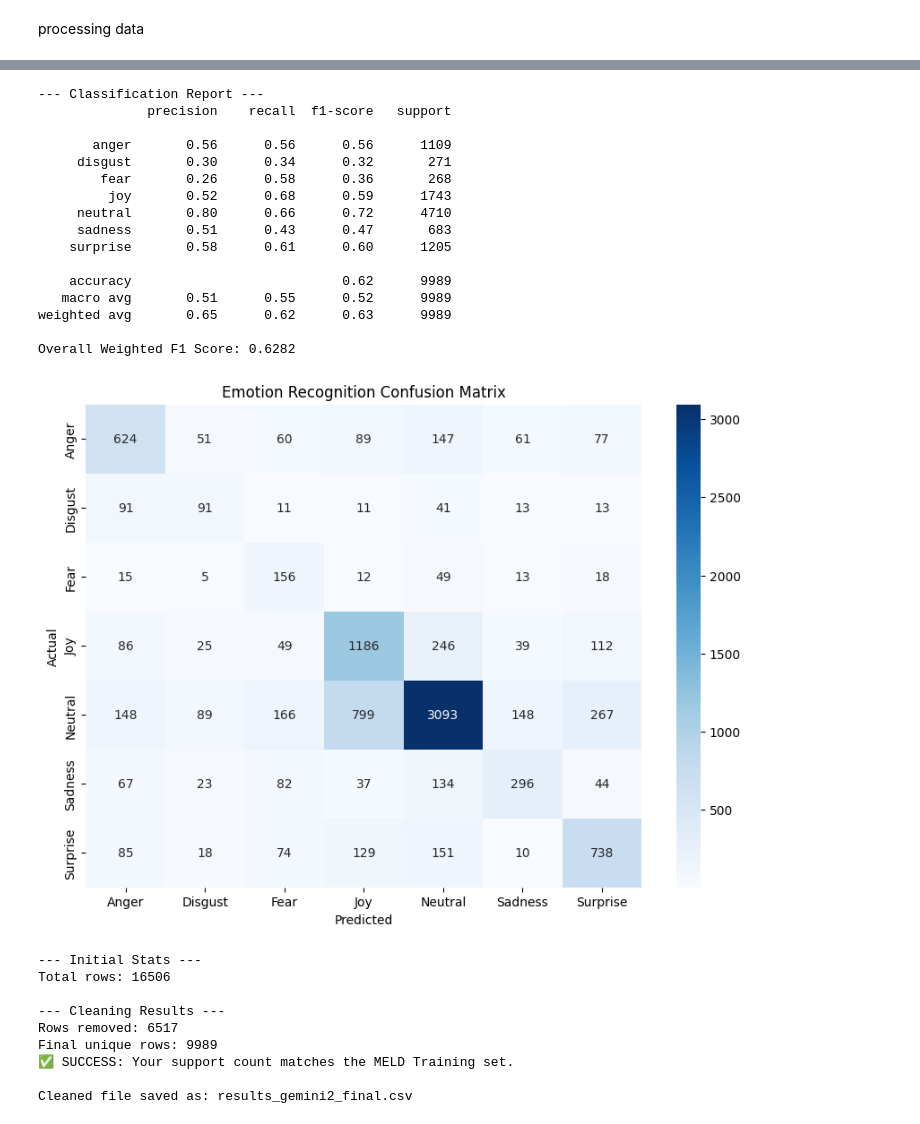
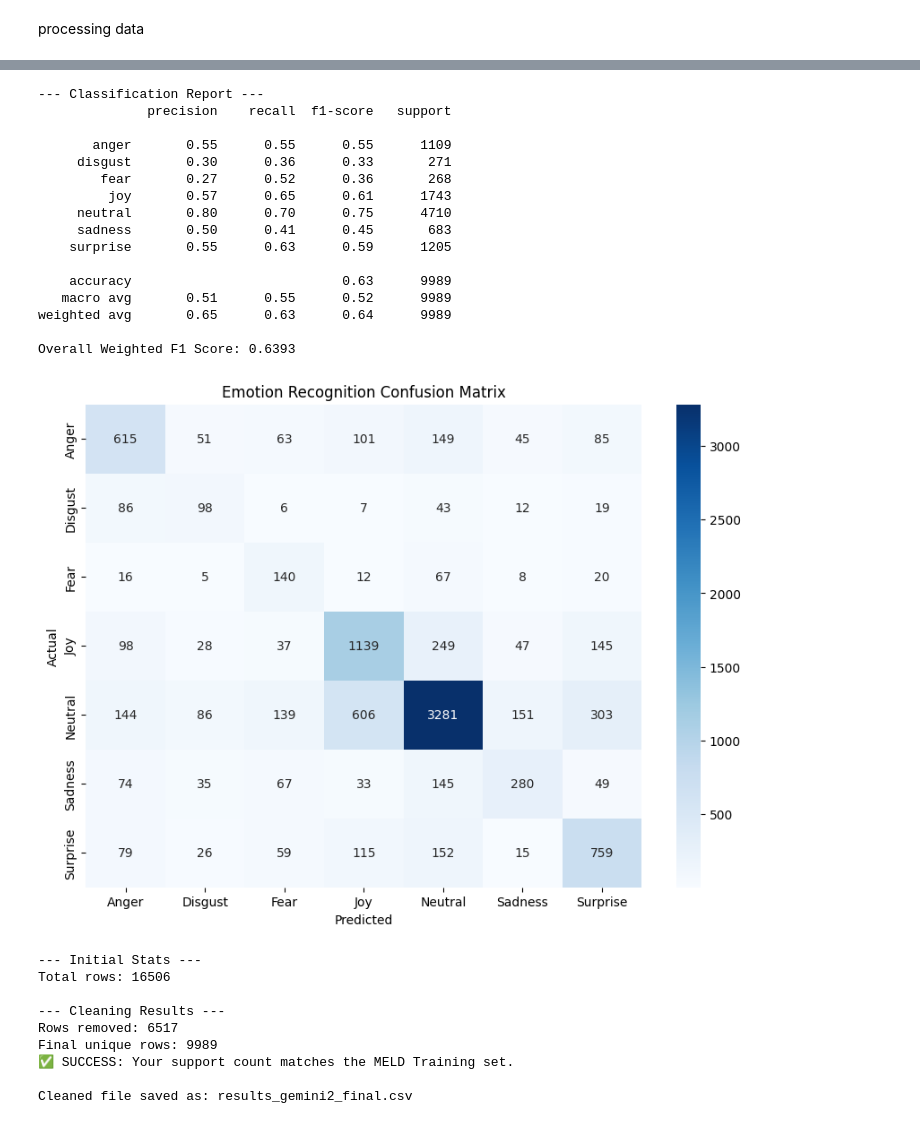
Before and after one commit to philhelenina/SenticCrystal, a Jupyter notebook: scripts/MELD/2BIOSErcTesting.ipynb, the cells around one changed output, grey strips where cells are left out. Drawn from its saved outputs; the diff is of its cells as text; code cells hidden in the pictures.

Commit message:
started per speaker experiments

```diff
--- a/scripts/MELD/2BIOSErcTesting.ipynb
+++ b/scripts/MELD/2BIOSErcTesting.ipynb
@@ -302,45 +385,45 @@ def evaluate_results(csv_file):
 
     print("--- Classification Report ---")
     # Adding zero_division=0 hides the warnings for missing labels
     print(classification_report(df['Original_Emotion'],
                                 df['Predicted_Emotion'],
                                 labels=labels,
                                 zero_division=0))
 
     weighted_f1 = f1_score(df['Original_Emotion'],
                            df['Predicted_Emotion'],
                            average='weighted')
     print(f"Overall Weighted F1 Score: {weighted_f1:.4f}")
     cm = confusion_matrix(df['Original_Emotion'],
                           df['Predicted_Emotion'],
                           labels=labels)
 
     plt.figure(figsize=(10, 7))
     display_labels = [l.capitalize() for l in labels]
     sns.heatmap(cm, annot=True, fmt='d', xticklabels=display_labels, yticklabels=display_labels, cmap='Blues')
     plt.xlabel('Predicted')
     plt.ylabel('Actual')
     plt.title('Emotion Recognition Confusion Matrix')
     plt.show()
-evaluate_results("results_claude1.csv")
+evaluate_results("results_claude1_per_speaker.csv")
 # %% [output]
 --- Classification Report ---
               precision    recall  f1-score   support
 
-       anger       0.56      0.56      0.56      1109
-     disgust       0.30      0.34      0.32       271
-        fear       0.26      0.58      0.36       268
-         joy       0.52      0.68      0.59      1743
-     neutral       0.80      0.66      0.72      4710
-     sadness       0.51      0.43      0.47       683
-    surprise       0.58      0.61      0.60      1205
+       anger       0.55      0.55      0.55      1109
+     disgust       0.30      0.36      0.33       271
+        fear       0.27      0.52      0.36       268
+         joy       0.57      0.65      0.61      1743
+     neutral       0.80      0.70      0.75      4710
+     sadness       0.50      0.41      0.45       683
+    surprise       0.55      0.63      0.59      1205
 
-    accuracy                           0.62      9989
+    accuracy                           0.63      9989
    macro avg       0.51      0.55      0.52      9989
-weighted avg       0.65      0.62      0.63      9989
+weighted avg       0.65      0.63      0.64      9989
 
-Overall Weighted F1 Score: 0.6282
+Overall Weighted F1 Score: 0.6393
-[figure, old version]
+[figure, new version]
 # %%
 import pandas as pd
 
```
Also changed, not shown: parts of 3 cells of this notebook, 6 other files.
